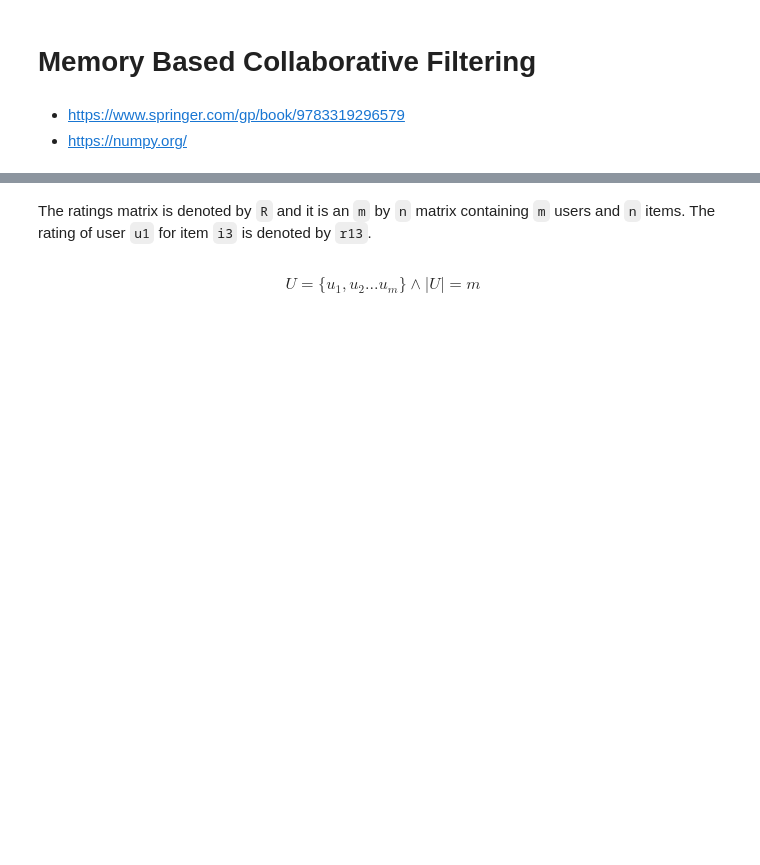
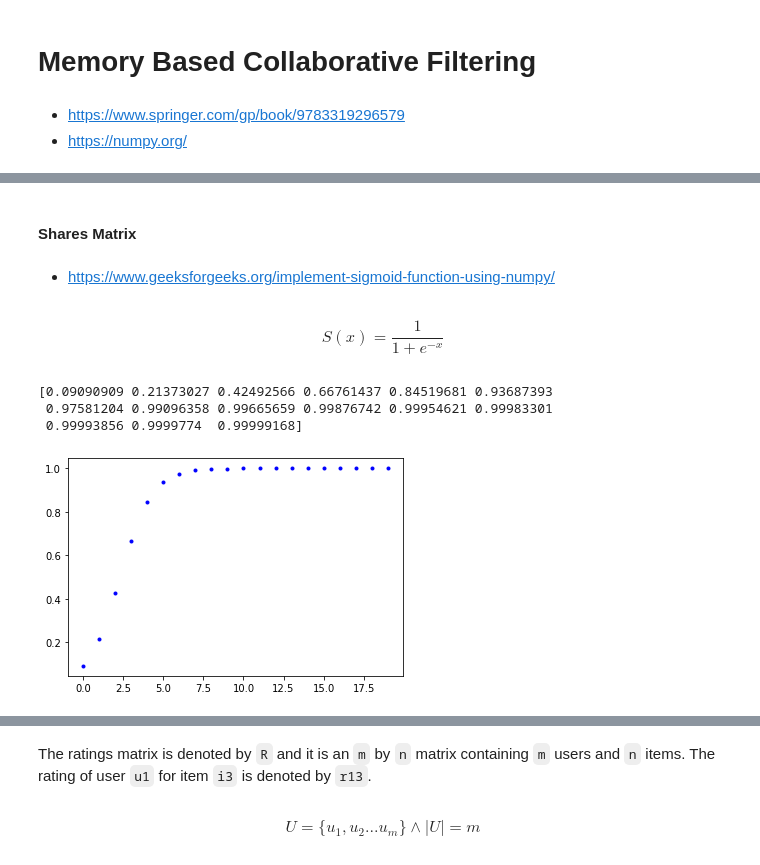
Before and after one commit to MartinCastroAlvarez/python-recommender-systems, a Jupyter notebook: memorybased.ipynb, the cells around one changed output, grey strips where cells are left out. Drawn from its saved outputs; the diff is of its cells as text; code cells hidden in the pictures; blank space fills up the shorter version.

```diff
--- a/memorybased.ipynb
+++ b/memorybased.ipynb
@@ -72,0 +91,18 @@ print(Y)
+# %% [markdown]
+#### Shares Matrix
+# %% [markdown]
+- https://www.geeksforgeeks.org/implement-sigmoid-function-using-numpy/
+# %% [markdown]
+$$ S(x) = \frac{1}{1 + e^{-x}} $$
+# %%
+X: np.array = 1 / (1 + 10 * np.e ** (-np.arange(20)))
+print(X[:15])
+figure: Figure = plt.figure()
+axes: Axes = figure.add_subplot()
+axes.plot(np.arange(X.shape[0]), X, '.', color='blue')
+plt.show()
+# %% [output]
+[0.09090909 0.21373027 0.42492566 0.66761437 0.84519681 0.93687393
+ 0.97581204 0.99096358 0.99665659 0.99876742 0.99954621 0.99983301
+ 0.99993856 0.9999774  0.99999168]
+[figure, added]
```
Also changed, not shown: parts of 89 cells of this notebook.
